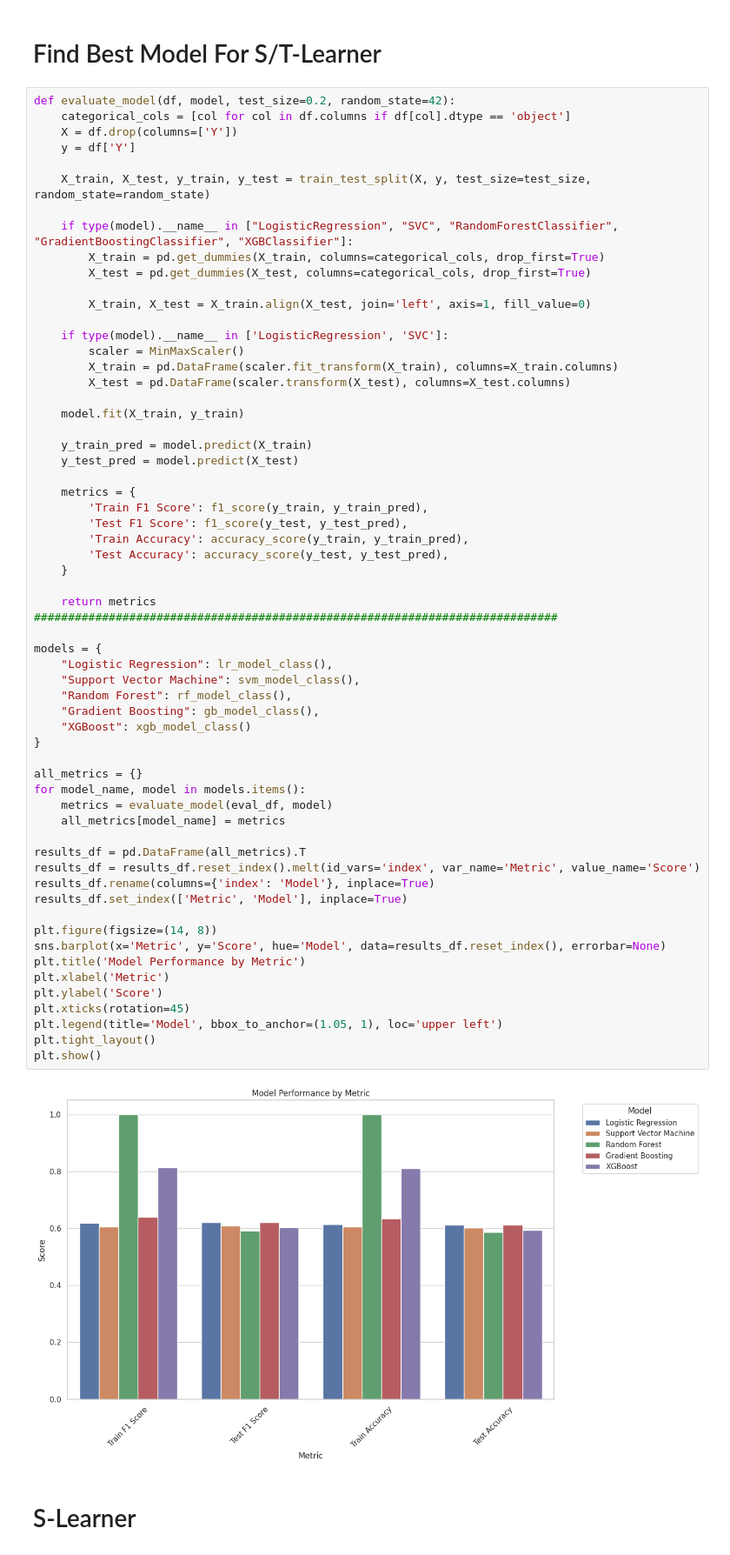
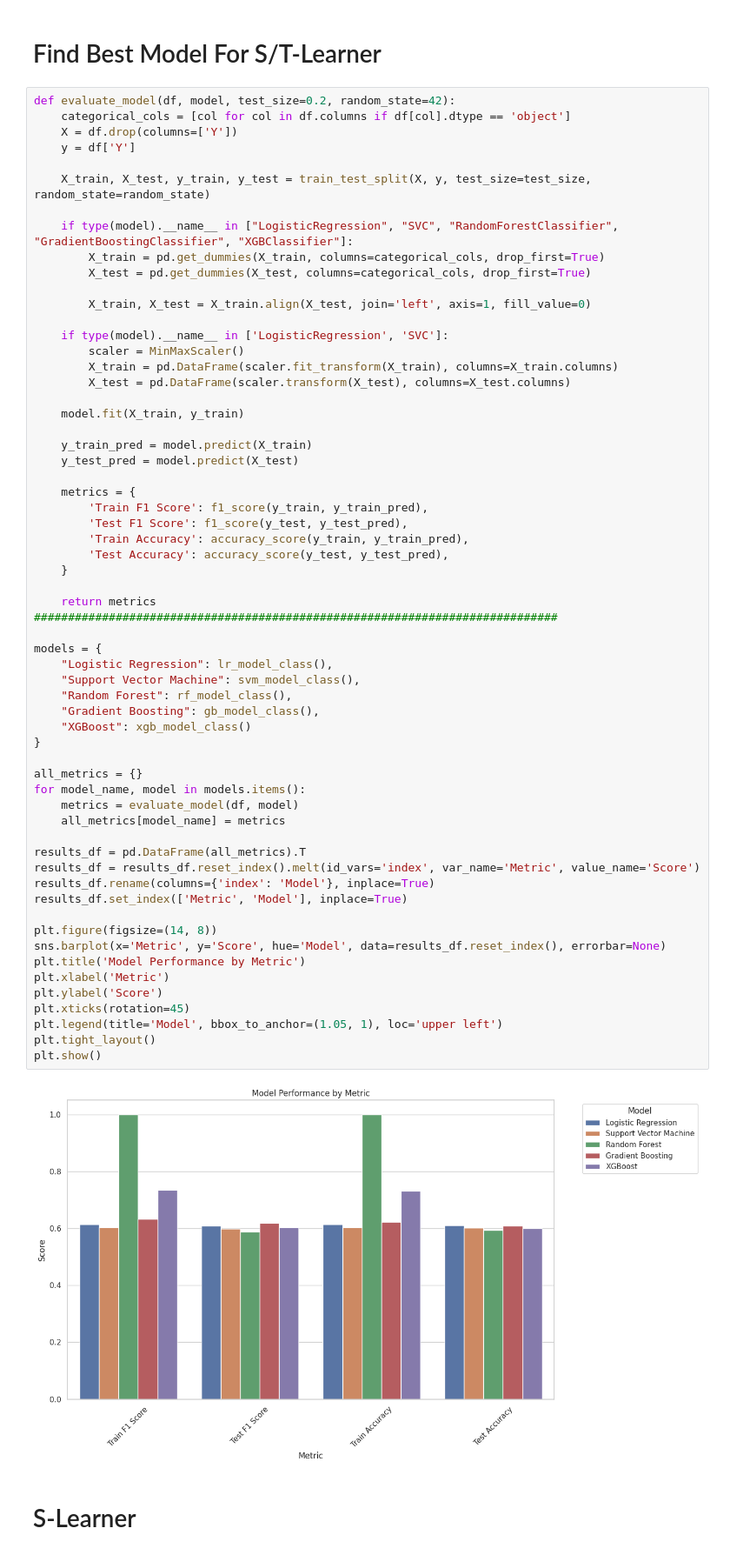
Before and after one commit to or1dado/Tennis-Momentum-Causal-Inference, a Jupyter notebook: ATE_methods.ipynb, the cells around one changed output. Shown at 87% size. Saved outputs shown, nothing was run; the diff lists cells and outputs as text.

```diff
--- a/ATE_methods.ipynb
+++ b/ATE_methods.ipynb
@@ -155,35 +155,35 @@ def evaluate_model(df, model, test_size=0.2, random_state=42):
     return metrics
 #############################################################################
 
 models = {
     "Logistic Regression": lr_model_class(),
     "Support Vector Machine": svm_model_class(),
     "Random Forest": rf_model_class(),
     "Gradient Boosting": gb_model_class(),
     "XGBoost": xgb_model_class()
 }
 
 all_metrics = {}
 for model_name, model in models.items():
-    metrics = evaluate_model(eval_df, model)
+    metrics = evaluate_model(df, model)
     all_metrics[model_name] = metrics
 
 results_df = pd.DataFrame(all_metrics).T
 results_df = results_df.reset_index().melt(id_vars='index', var_name='Metric', value_name='Score')
 results_df.rename(columns={'index': 'Model'}, inplace=True)
 results_df.set_index(['Metric', 'Model'], inplace=True)
 
 plt.figure(figsize=(14, 8))
 sns.barplot(x='Metric', y='Score', hue='Model', data=results_df.reset_index(), errorbar=None)
 plt.title('Model Performance by Metric')
 plt.xlabel('Metric')
 plt.ylabel('Score')
 plt.xticks(rotation=45)
 plt.legend(title='Model', bbox_to_anchor=(1.05, 1), loc='upper left')
 plt.tight_layout()
 plt.show()
 # %% [output]
-[figure, old version]
+[figure, new version]
 # %% [markdown]
 # S-Learner
 # %%
```
Also changed, not shown: parts of 13 cells of this notebook, 10 other files.
